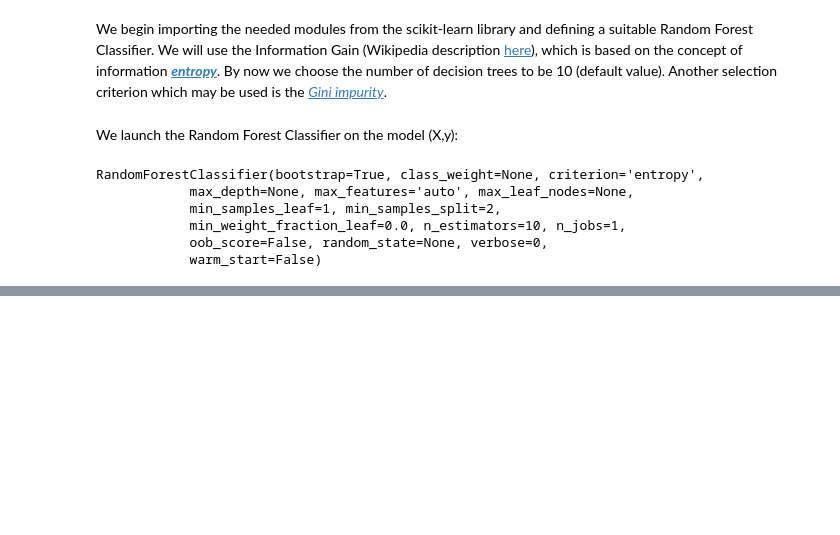
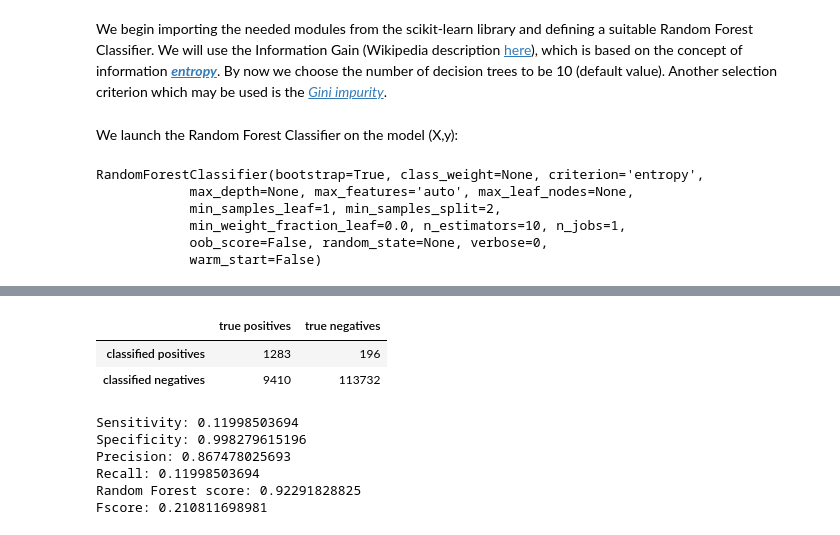
Before and after one commit to Bondzio/ADA_hw2016, a Jupyter notebook: 04 - Applied ML/AppliedML.ipynb, the cells around one changed output, grey strips where cells are left out. Saved outputs shown, nothing was run; the diff lists cells and outputs as text; code cells hidden in the pictures; blank space fills up the shorter version.

```diff
--- a/04 - Applied ML/AppliedML.ipynb
+++ b/04 - Applied ML/AppliedML.ipynb
@@ -659,9 +627,6 @@ for l in training.playerShort:
 club = []
 for l in training.club:
     club.append(clubs_ID[l])
-
-# leagues
-league = list(training.leagueID)
 
 #age
 age = []
@@ -712,6 +677,13 @@ X0 = player + club + league + age + height + weight + position + games + victori
 shape = (n,m)
 X = np.array(X0)
 X.shape = shape
+
+# quantize 'skin' imposing the threshold th = 0.5 for the skin color prediction
+for j in range(len(skin)):
+    if(skin[j]<=0.5):
+        skin[j] = 0
+    else:
+        skin[j] = 1
 y = np.asarray(skin,dtype="|S6") # rename variable for simpler notation
 # %% [markdown]
 At this point we are ready to run the model on the matrix X.
@@ -756 +728,48 @@ seExp          0.051443
 dtype: float64
+# %%
+yhat = randomForest.predict(X)
+yn = []
+for k in yhat:
+    yn.append(np.int(yhat[k]))
+yn = np.array(yn)
+yn = pd.Series(yn) # classified
+yr = pd.Series(skin) # real
+
+#positive: black-race, negative: white-race
+
+# table: real and classified true/false labels
+r_p = pd.Series(yn).value_counts()[1]
+r_n = pd.Series(yn).value_counts()[0]
+
+dy = yr-yn
+n_pn = dy.value_counts()[-1] # false positives
+n_np = dy.value_counts()[1] # false negatives
+n_pp = r_p-n_np
+n_nn = r_n-n_pn
+
+table = pd.DataFrame({'true positives' : [n_pp,n_np], 'true negatives': [n_pn,n_nn]},index=['classified positives','classified negatives'])
+table = table[['true positives','true negatives']]
+table
+# %% [output]
+|  | true positives | true negatives |
+| classified positives | 1283 | 196 |
+| classified negatives | 9410 | 113732 |
+# %%
+# evaluate performance
+specificity = n_nn/(n_nn+n_pn)
+sensitivity = n_pp/(n_pp+n_np)
+precision = n_pp/(n_pp+n_pn)
+recall = n_pp/(n_pp+n_np)
+print('Sensitivity: '+str(sensitivity))
+print('Specificity: '+str(specificity))
+print('Precision: '+str(precision))
+print('Recall: '+str(recall))
+print('Random Forest score: '+str(randomForest.score(X,y)))
+print('Fscore: '+str(2*precision*recall/(precision+recall)))
+# %% [output]
+Sensitivity: 0.11998503694
+Specificity: 0.998279615196
+Precision: 0.867478025693
+Recall: 0.11998503694
+Random Forest score: 0.92291828825
+Fscore: 0.210811698981
```
Also changed, not shown: parts of 18 cells of this notebook.
